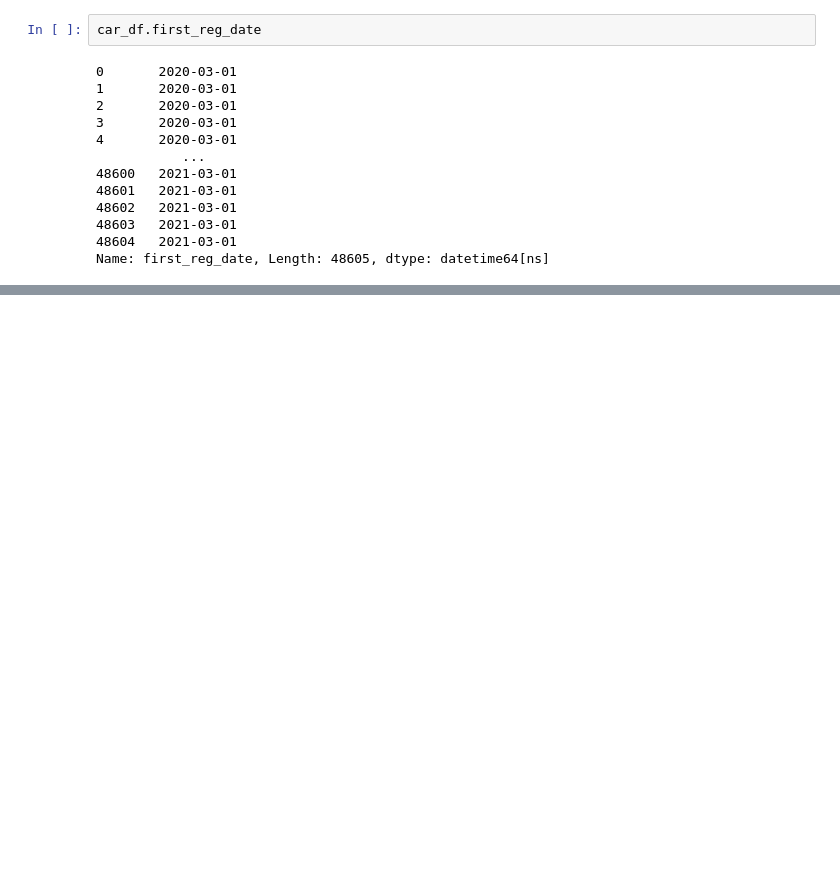
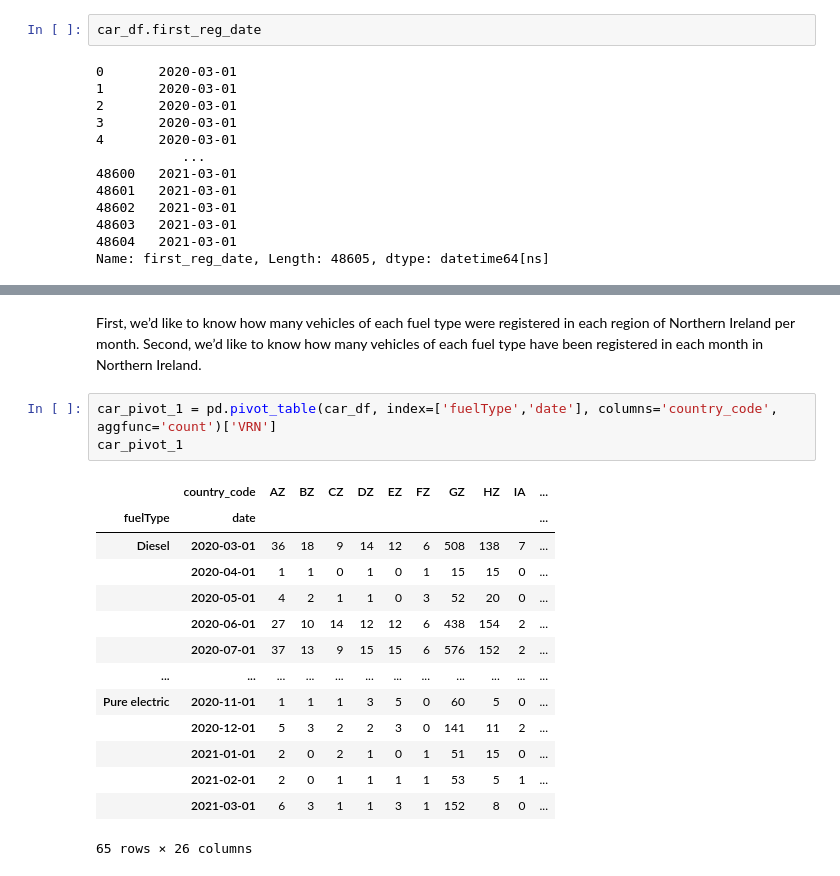
Before and after one commit to KwstasMCPU/NewAutoMotive, a Jupyter notebook: new_auto_task.ipynb, the cells around one changed output, grey strips where cells are left out. Saved outputs shown, nothing was run; the diff lists cells and outputs as text; blank space fills up the shorter version.

```diff
--- a/new_auto_task.ipynb
+++ b/new_auto_task.ipynb
@@ -191,0 +257,20 @@ plt.xticks(rotation=45, ha='right');
+# %% [markdown]
+First, we’d like to know how many vehicles of each fuel type were registered in each region of Northern Ireland per month. Second, we’d like to know how many vehicles of each fuel type have been registered in each month in Northern Ireland.
+# %%
+car_pivot_1 = pd.pivot_table(car_df, index=['fuelType','date'], columns='country_code', aggfunc='count')['VRN']
+car_pivot_1
+# %% [output]
+|  | country_code | AZ | BZ | CZ | DZ | EZ | FZ | GZ | HZ | IA | ... |
+| fuelType | date |  |  |  |  |  |  |  |  |  | ... |
+| Diesel | 2020-03-01 | 36 | 18 | 9 | 14 | 12 | 6 | 508 | 138 | 7 | ... |
+|  | 2020-04-01 | 1 | 1 | 0 | 1 | 0 | 1 | 15 | 15 | 0 | ... |
+|  | 2020-05-01 | 4 | 2 | 1 | 1 | 0 | 3 | 52 | 20 | 0 | ... |
+|  | 2020-06-01 | 27 | 10 | 14 | 12 | 12 | 6 | 438 | 154 | 2 | ... |
+|  | 2020-07-01 | 37 | 13 | 9 | 15 | 15 | 6 | 576 | 152 | 2 | ... |
+| ... | ... | ... | ... | ... | ... | ... | ... | ... | ... | ... | ... |
+| Pure electric | 2020-11-01 | 1 | 1 | 1 | 3 | 5 | 0 | 60 | 5 | 0 | ... |
+|  | 2020-12-01 | 5 | 3 | 2 | 2 | 3 | 0 | 141 | 11 | 2 | ... |
+|  | 2021-01-01 | 2 | 0 | 2 | 1 | 0 | 1 | 51 | 15 | 0 | ... |
+|  | 2021-02-01 | 2 | 0 | 1 | 1 | 1 | 1 | 53 | 5 | 1 | ... |
+|  | 2021-03-01 | 6 | 3 | 1 | 1 | 3 | 1 | 152 | 8 | 0 | ... |
+65 rows × 26 columns
```
Also changed, not shown: parts of 23 cells of this notebook.
